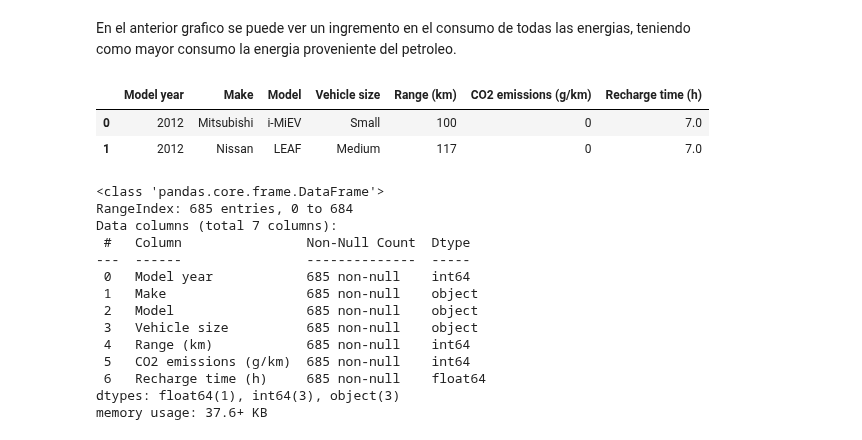
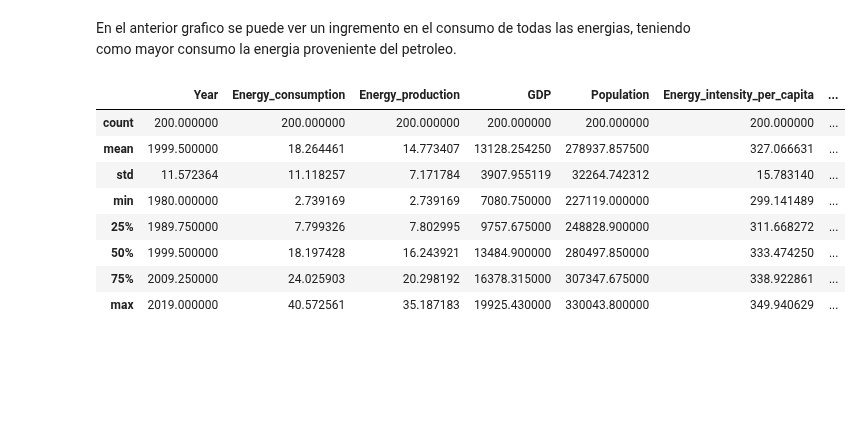
Before and after one commit to GLibardoAlarcon/Proyecto_Finalizado_Streamlit, a Jupyter notebook: libardo.ipynb, the cells around one changed output. Cells and saved outputs as stored; diff of their text form; code cells hidden in the pictures; blank space fills up the shorter version.

```diff
--- a/libardo.ipynb
+++ b/libardo.ipynb
@@ -271,7 +268,0 @@ df_eLectric = pd.read_csv('./dataKPI2/vehiculos_electricos_clean.csv')
-# %%
- # Vista global de los datos
-df_eLectric.head(2)
-# %% [output]
-|  | Model year | Make | Model | Vehicle size | Range (km) | CO2 emissions (g/km) | Recharge time (h) |
-| 0 | 2012 | Mitsubishi | i-MiEV | Small | 100 | 0 | 7.0 |
-| 1 | 2012 | Nissan | LEAF | Medium | 117 | 0 | 7.0 |
@@ -278,18 +272,13 @@ df_eLectric.head(2)
 # %%
-# Información de los datos
-df_eLectric.info()
+# Descripción general de los datos que tenemos
+df_energy_filtrado.describe()
 # %% [output]
-<class 'pandas.core.frame.DataFrame'>
-RangeIndex: 685 entries, 0 to 684
-Data columns (total 7 columns):
- #   Column                Non-Null Count  Dtype
----  ------                --------------  -----
- 0   Model year            685 non-null    int64
- 1   Make                  685 non-null    object
- 2   Model                 685 non-null    object
- 3   Vehicle size          685 non-null    object
- 4   Range (km)            685 non-null    int64
- 5   CO2 emissions (g/km)  685 non-null    int64
- 6   Recharge time (h)     685 non-null    float64
-dtypes: float64(1), int64(3), object(3)
-memory usage: 37.6+ KB
+|  | Year | Energy_consumption | Energy_production | GDP | Population | Energy_intensity_per_capita | ... |
+| count | 200.000000 | 200.000000 | 200.000000 | 200.000000 | 200.000000 | 200.000000 | ... |
+| mean | 1999.500000 | 18.264461 | 14.773407 | 13128.254250 | 278937.857500 | 327.066631 | ... |
+| std | 11.572364 | 11.118257 | 7.171784 | 3907.955119 | 32264.742312 | 15.783140 | ... |
+| min | 1980.000000 | 2.739169 | 2.739169 | 7080.750000 | 227119.000000 | 299.141489 | ... |
+| 25% | 1989.750000 | 7.799326 | 7.802995 | 9757.675000 | 248828.900000 | 311.668272 | ... |
+| 50% | 1999.500000 | 18.197428 | 16.243921 | 13484.900000 | 280497.850000 | 333.474250 | ... |
+| 75% | 2009.250000 | 24.025903 | 20.298192 | 16378.315000 | 307347.675000 | 338.922861 | ... |
+| max | 2019.000000 | 40.572561 | 35.187183 | 19925.430000 | 330043.800000 | 349.940629 | ... |
```
Also changed, not shown: parts of 19 cells of this notebook.
